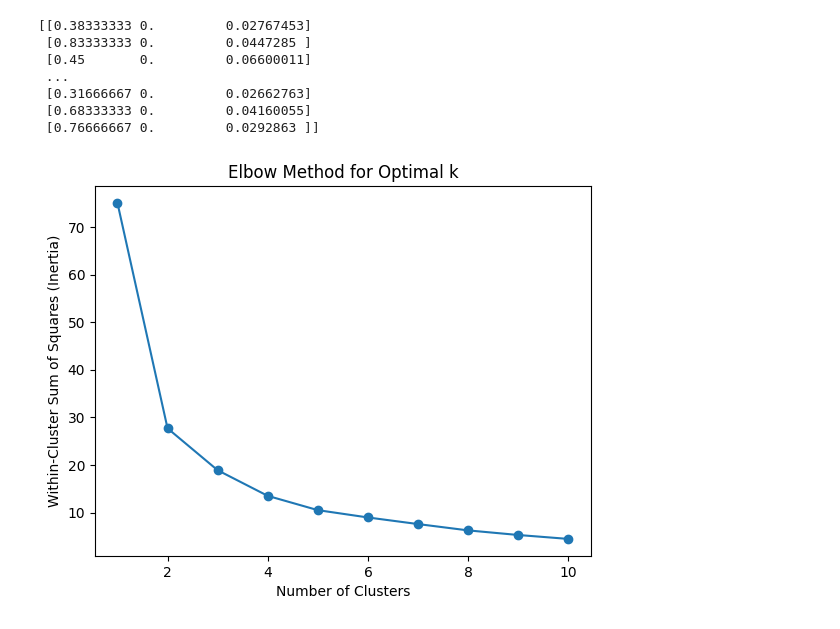
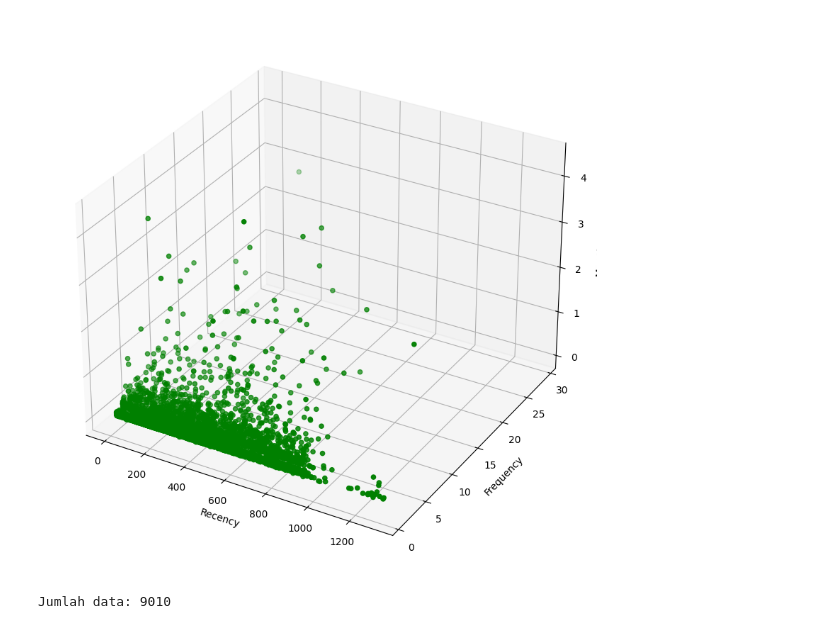
Before and after one commit to nilamaula26/Aplikasi-Login, a Jupyter notebook: Rencana Skripsi K-Means.ipynb, the cells around one changed output. Cells and saved outputs as stored; diff of their text form; code cells hidden in the pictures.

```diff
--- a/Rencana Skripsi K-Means.ipynb
+++ b/Rencana Skripsi K-Means.ipynb
@@ -50,32 +26,21 @@ rfm.head()
-# %%
-from sklearn.preprocessing import MinMaxScaler
-scaler = MinMaxScaler()
-rfm = scaler.fit_transform(rfm)
-# %%
-print(rfm)
-# %% [output]
-[[0.38333333 0.         0.02767453]
- [0.83333333 0.         0.0447285 ]
- [0.45       0.         0.06600011]
- ...
- [0.31666667 0.         0.02662763]
- [0.68333333 0.         0.04160055]
- [0.76666667 0.         0.0292863 ]]
-# %%
-from sklearn.cluster import KMeans
-import matplotlib.pyplot as plt
-inertia = []
-for k in range(1, 11):
-    kmeans = KMeans(n_clusters=k, random_state=42)
-    kmeans.fit(rfm)
-    inertia.append(kmeans.inertia_)
-
-# Plot the elbow graph
-plt.plot(range(1, 11), inertia, marker='o')
-plt.title('Elbow Method for Optimal k')
-plt.xlabel('Number of Clusters')
-plt.ylabel('Within-Cluster Sum of Squares (Inertia)')
-plt.savefig("elbow.png", format='png')
-plt.show()
-# %% [output]
-[figure, removed]
+# %%
+# Membuat data acak
+x = rfm['recency']  # Assuming 'recency' is the first column
+y = rfm['frequency']  # Assuming 'frequency' is the second column
+z = rfm['monetary']  # Assuming 'monetary' is the third column
+
+# Membuat figure
+fig = plt.figure(figsize=(15,10))
+ax = plt.axes(projection="3d")
+
+# Membuat scatter plot
+ax.scatter3D(x, y, z, color="green")
+ax.set_title("Titik Sebaran Data")
+ax.set_xlabel("Recency")
+ax.set_ylabel("Frequency")
+ax.set_zlabel("Monetary")
+plt.savefig("data.png", format='png')
+# Menampilkan plot
+plt.show()
+# %% [output]
+[figure, added]
@@ -81,0 +51,7 @@ plt.show()
+# %%
+# Menggunakan len() untuk menghitung jumlah data
+jumlah_data = len(rfm_scaled)
+
+print("Jumlah data:", jumlah_data)
+# %% [output]
+Jumlah data: 9010
```
Also changed, not shown: parts of 19 cells of this notebook.
